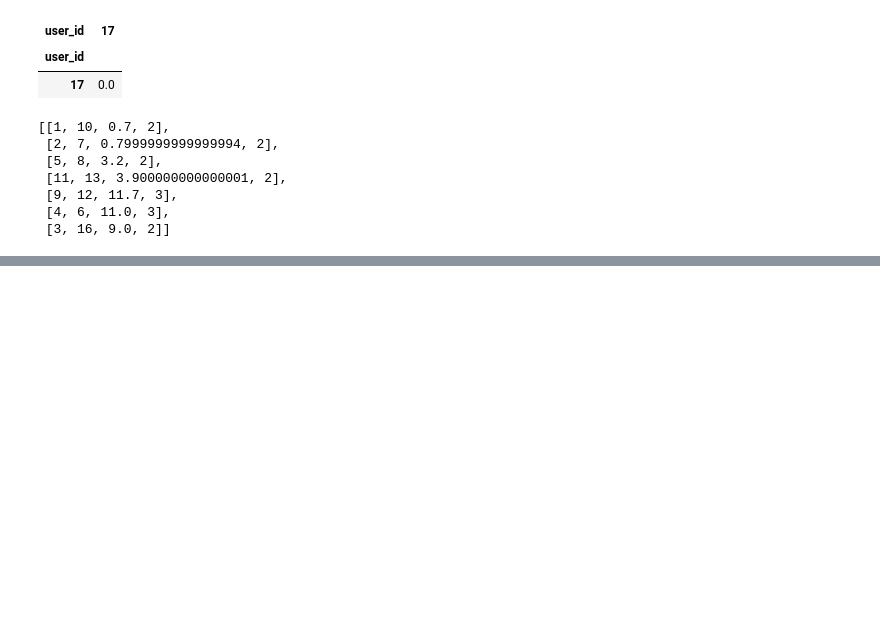
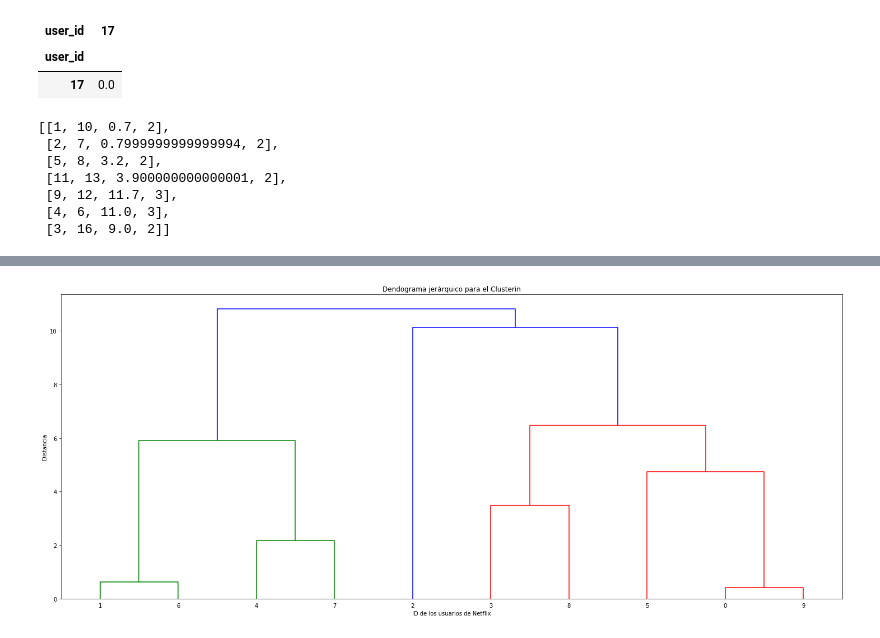
Before and after one commit to jorgealbertogomezgomez77/Work-with-Jupyter-Notebook, a Jupyter notebook: scripts/Tema 6/T6 - 1 - Distancias....ipynb, the cells around one changed output, grey strips where cells are left out. Cells and saved outputs as stored; diff of their text form; code cells hidden in the pictures; blank space fills up the shorter version.

```diff
--- a/scripts/Tema 6/T6 - 1 - Distancias....ipynb
+++ b/scripts/Tema 6/T6 - 1 - Distancias....ipynb
@@ -314,0 +382,3 @@ Z
+# %%
+ZZZ = linkage(data[movies], "complete")
+ZZZ
@@ -314,0 +395,9 @@ Z
+# %%
+plt.figure(figsize = (25, 10))
+plt.title("Dendograma jerárquico para el Clusterin")
+plt.xlabel("ID de los usuarios de Netflix")
+plt.ylabel("Distancia")
+dendrogram(ZZZ, leaf_rotation = 0.0, leaf_font_size = 10.0)
+plt.show()
+# %% [output]
+[figure, added]
```
Also changed, not shown: parts of 9 cells of this notebook.
